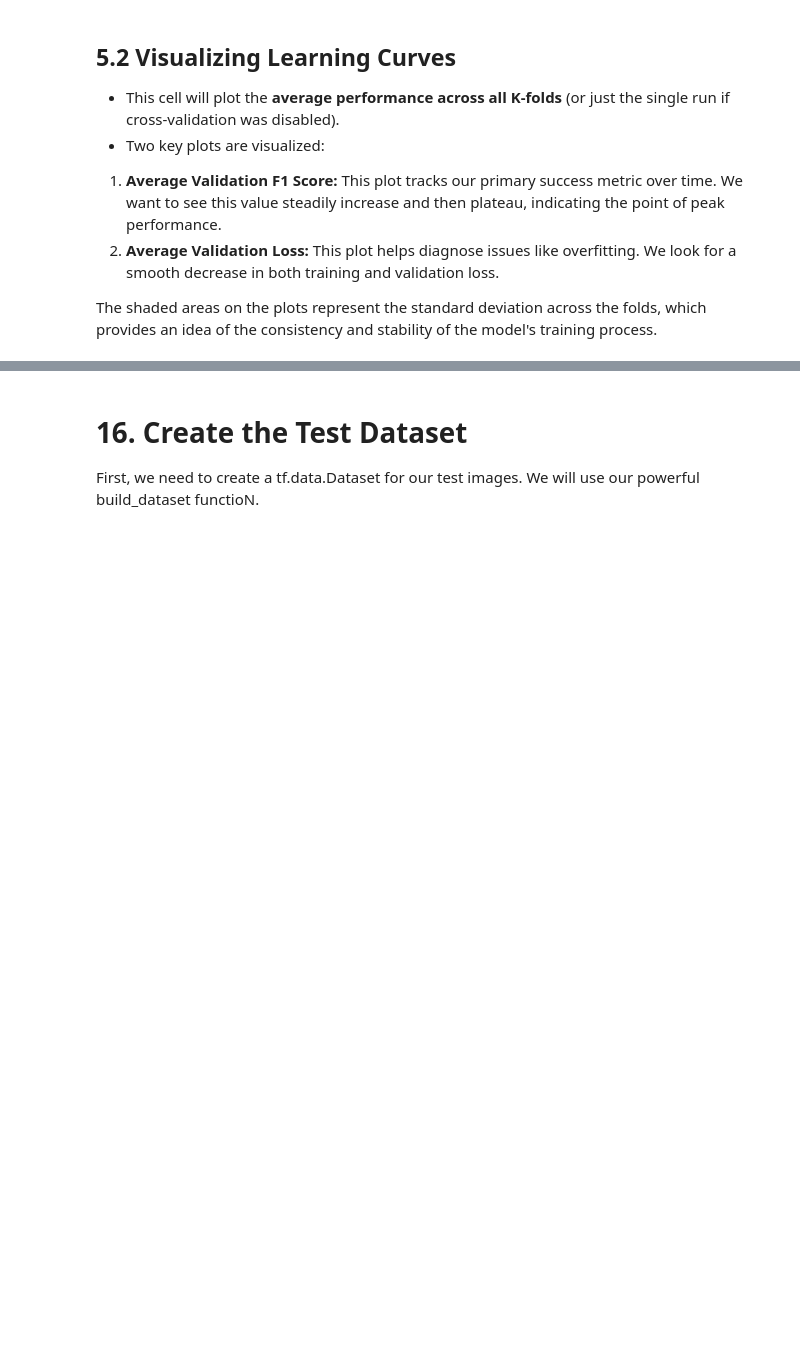
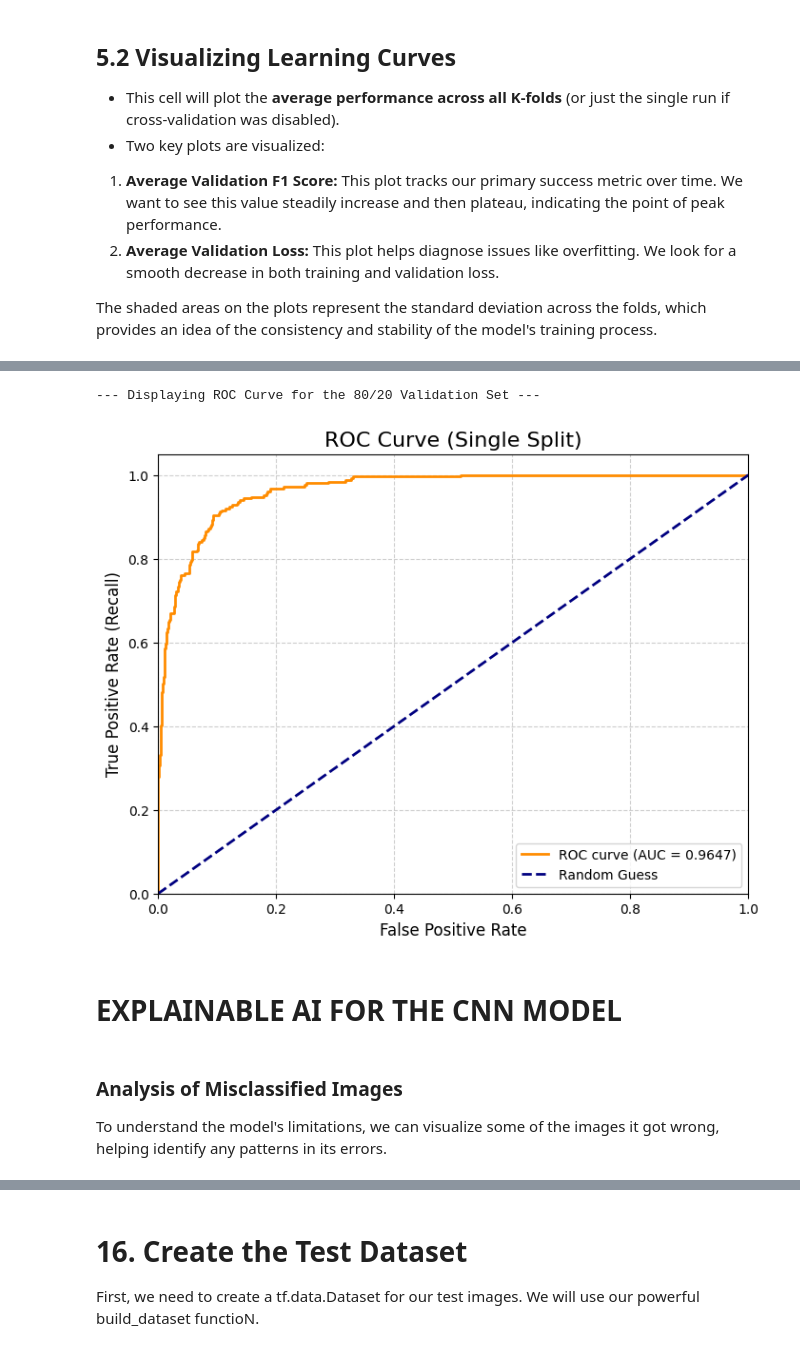
Before and after one commit to Klisters-design/Landslide-Classification, a Jupyter notebook: LandslideDetection.ipynb, the cells around one changed output, grey strips where cells are left out. Saved outputs shown, nothing was run; the diff lists cells and outputs as text; code cells hidden in the pictures; blank space fills up the shorter version.

```diff
--- a/LandslideDetection.ipynb
+++ b/LandslideDetection.ipynb
@@ -1953,0 +2543,52 @@ This cell performs the definitive evaluation of our best model on the data it di
+# %%
+from sklearn.metrics import roc_curve, auc
+import matplotlib.pyplot as plt
+import numpy as np
+
+# This cell will now correctly handle both single-split and cross-validation modes.
+
+if Config.USE_CROSS_VALIDATION:
+    # In CV mode, we use the out-of-fold (OOF) predictions for the most robust evaluation.
+    print("--- Displaying ROC Curve for Combined Out-of-Fold (OOF) Predictions ---")
+
+    # These variables were created in the "Classification Report" cell
+    y_true_for_roc = all_y_true_oof
+    y_pred_proba_for_roc = all_y_pred_proba_oof
+    title = "ROC Curve (Combined OOF Results)"
+
+else:
+    # In single-split mode, we use the standard validation set predictions.
+    print("--- Displaying ROC Curve for the 80/20 Validation Set ---")
+
+    # These variables were created in the "Classification Report" cell
+    y_true_for_roc = y_val_true
+    y_pred_proba_for_roc = val_pred_proba
+    title = "ROC Curve (Single Split)"
+
+# Calculate the ROC curve points using the appropriate data
+fpr, tpr, thresholds = roc_curve(y_true_for_roc, y_pred_proba_for_roc)
+
+# Calculate the Area Under the Curve (AUC)
+roc_auc = auc(fpr, tpr)
+
+# Plot the ROC curve
+plt.figure(figsize=(8, 6))
+plt.plot(fpr, tpr, color='darkorange', lw=2, label=f'ROC curve (AUC = {roc_auc:.4f})') # Increased precision for AUC
+plt.plot([0, 1], [0, 1], color='navy', lw=2, linestyle='--', label='Random Guess')
+plt.xlim([0.0, 1.0])
+plt.ylim([0.0, 1.05])
+plt.xlabel('False Positive Rate', fontsize=12)
+plt.ylabel('True Positive Rate (Recall)', fontsize=12)
+plt.title(title, fontsize=16)
+plt.legend(loc="lower right")
+plt.grid(True, linestyle='--', alpha=0.6)
+plt.show()
+# %% [output]
+--- Displaying ROC Curve for the 80/20 Validation Set ---
+[figure, added]
+# %% [markdown]
+# **EXPLAINABLE AI FOR THE CNN MODEL**
+# %% [markdown]
+### Analysis of Misclassified Images
+
+To understand the model's limitations, we can visualize some of the images it got wrong, helping identify any patterns in its errors.
```
Also changed, not shown: parts of 119 cells of this notebook.
